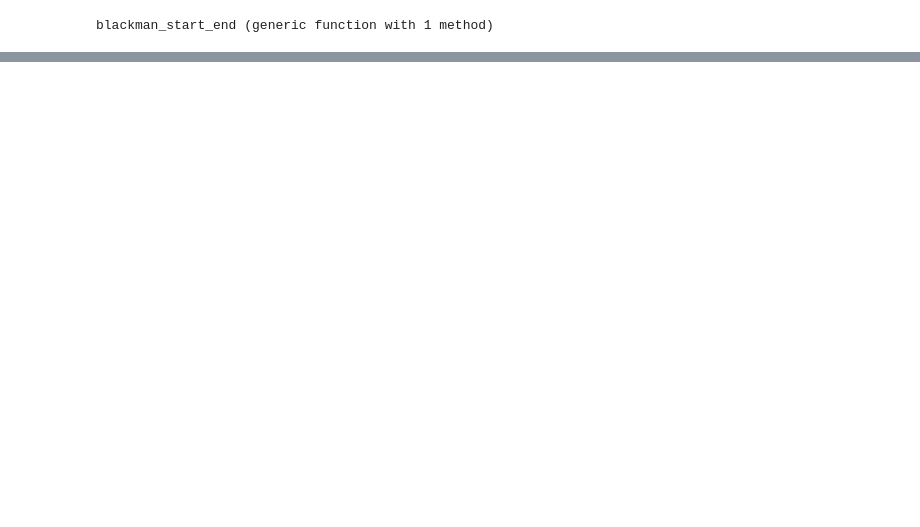
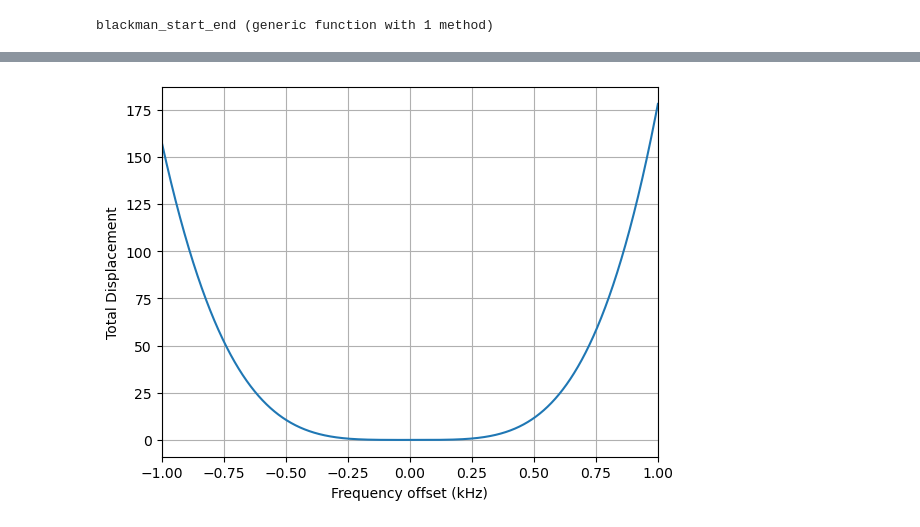
Before and after one commit to euriqa-brassboard/GoldGates.jl, a Jupyter notebook: notebooks/072125_13ion_gates.ipynb, the cells around one changed output, grey strips where cells are left out. Cells and saved outputs as stored; diff of their text form; code cells hidden in the pictures; blank space fills up the shorter version.

```diff
--- a/notebooks/072125_13ion_gates.ipynb
+++ b/notebooks/072125_13ion_gates.ipynb
@@ -122,0 +180,13 @@ end
+# %%
+plot_δs = range(-1, 1, 10001); # kHz
+# %%
+clf()
+plot(plot_δs, [Seq.total_dis(kern, Seq.adjust(opt_raw_params, δ=2π * δ / 1000), modes) for δ in plot_δs])
+xlim([-1, 1])
+# ylim([0, 100])
+xlabel("Frequency offset (kHz)")
+ylabel("Total Displacement")
+grid()
+display(gcf())
+# %% [output]
+[figure, added]
```
Also changed, not shown: parts of 13 cells of this notebook.
